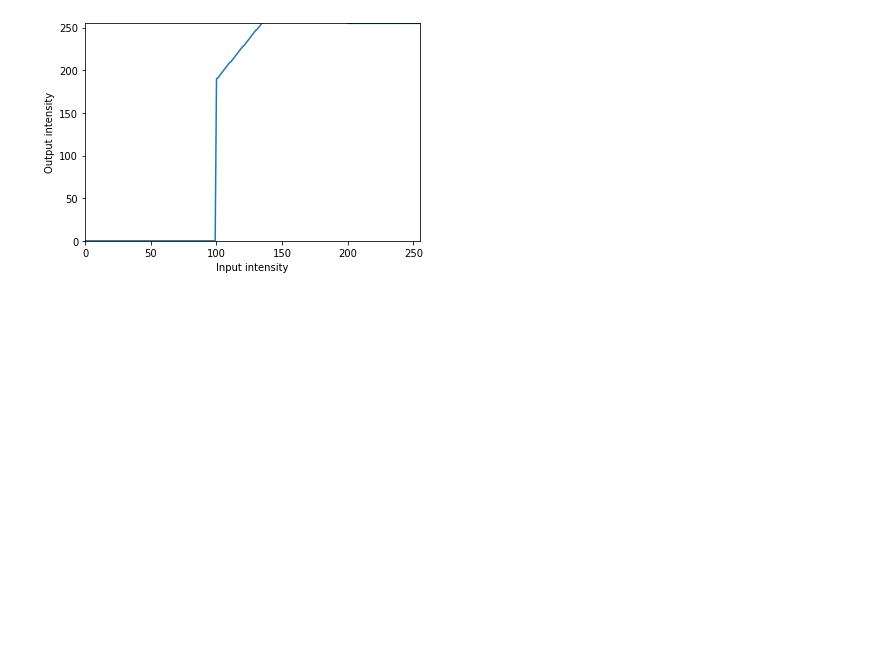
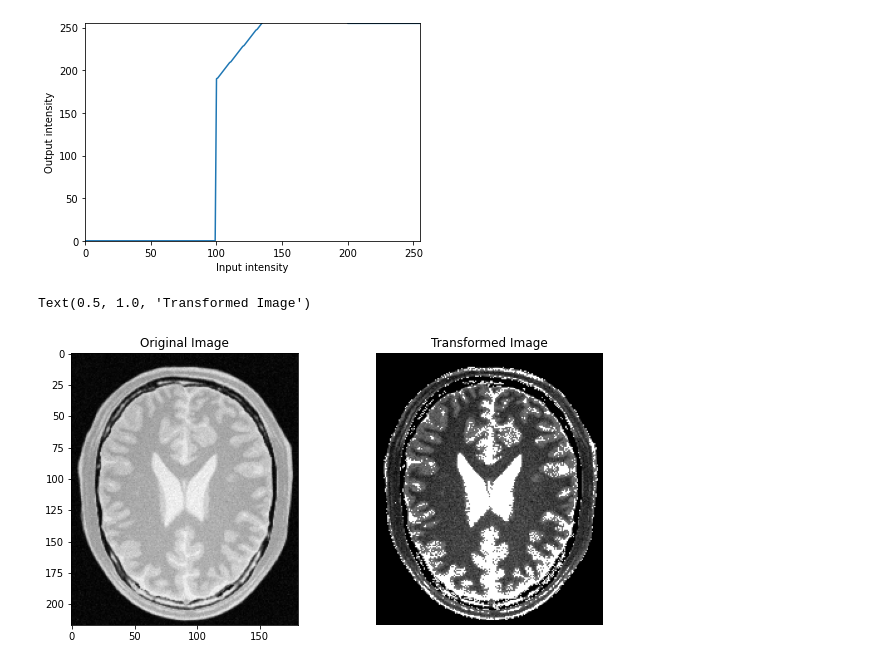
Before and after one commit to shemalperera/IPMVA01, a Jupyter notebook: Code.ipynb, the cells around one changed output. Drawn from its saved outputs; the diff is of its cells as text; code cells hidden in the pictures; blank space fills up the shorter version.

```diff
--- a/Code.ipynb
+++ b/Code.ipynb
@@ -72,3 +72,16 @@ ax.set_ylim(0, 255)
 # %% [output]
 (0.0, 255.0)
 [figure]
+# %%
+fig, ax = plt.subplots(1, 2, figsize=(10, 5))
+#Plot original Image
+ax[0].imshow(img_org, cmap='gray')
+ax[0].set_title('Original Image')
+
+#Plot transformed Image
+ax[1].imshow(img_transf, cmap='gray')
+ax[1].axis('off')
+ax[1].set_title('Transformed Image')
+# %% [output]
+Text(0.5, 1.0, 'Transformed Image')
+[figure, added]
```
Also changed, not shown: parts of 3 cells of this notebook.
